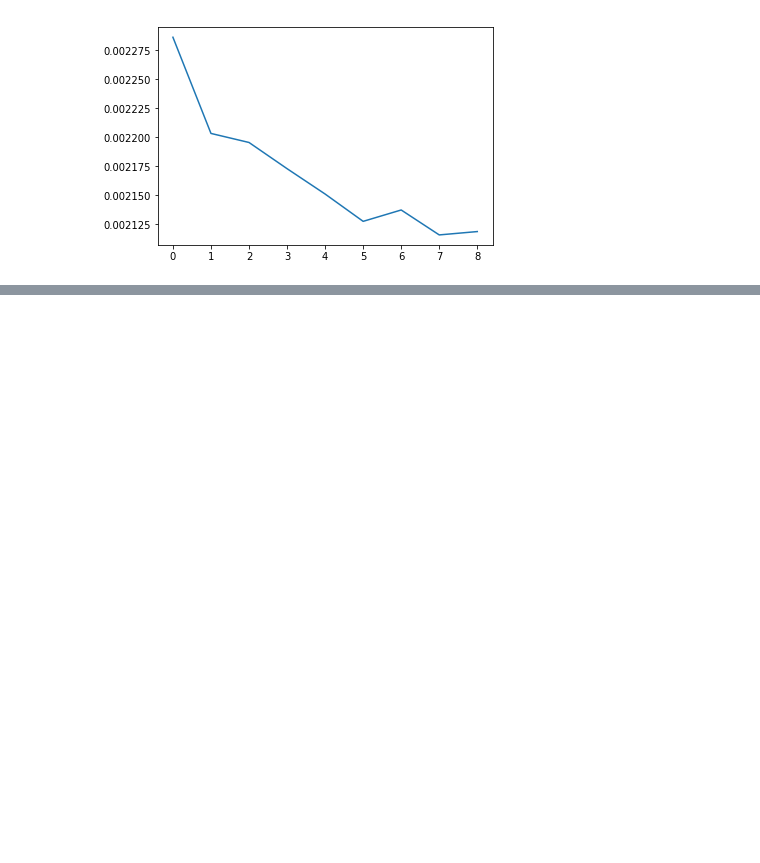
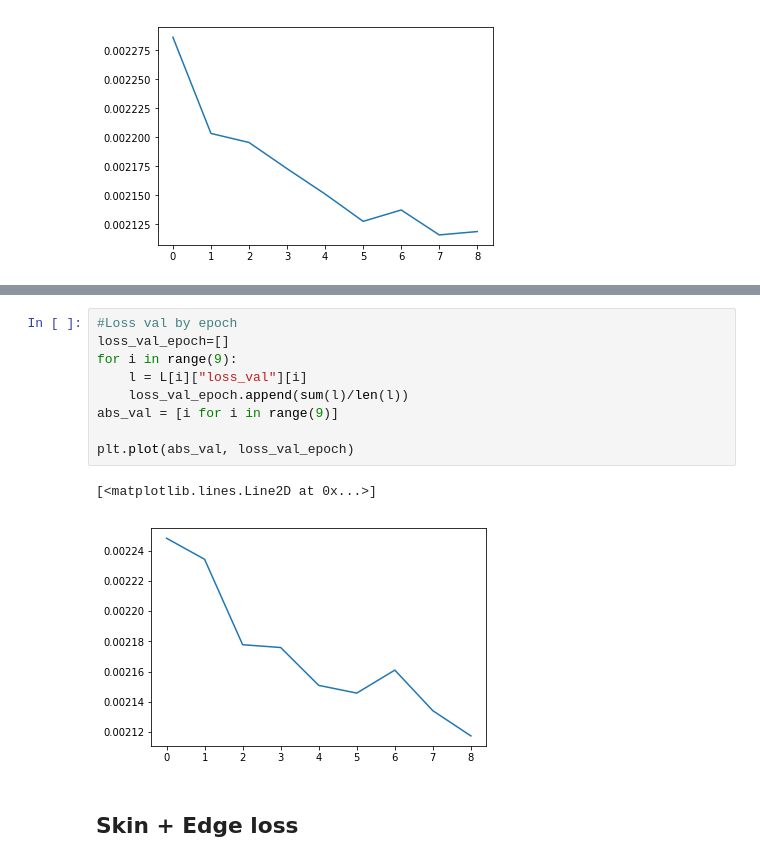
Before and after one commit to rmulton/dl_project, a Jupyter notebook: exploitation.ipynb, the cells around one changed output, grey strips where cells are left out. Drawn from its saved outputs; the diff is of its cells as text; blank space fills up the shorter version.

```diff
--- a/exploitation.ipynb
+++ b/exploitation.ipynb
@@ -158,0 +197,14 @@ plt.plot(abs_val, loss_val_epoch)
+# %%
+#Loss val by epoch
+loss_val_epoch=[]
+for i in range(9):
+    l = L[i]["loss_val"][i]
+    loss_val_epoch.append(sum(l)/len(l))
+abs_val = [i for i in range(9)]
+
+plt.plot(abs_val, loss_val_epoch)
+# %% [output]
+[<matplotlib.lines.Line2D at 0x...>]
+[figure, added]
+# %% [markdown]
+## Skin + Edge loss
```
Also changed, not shown: parts of 9 cells of this notebook.
